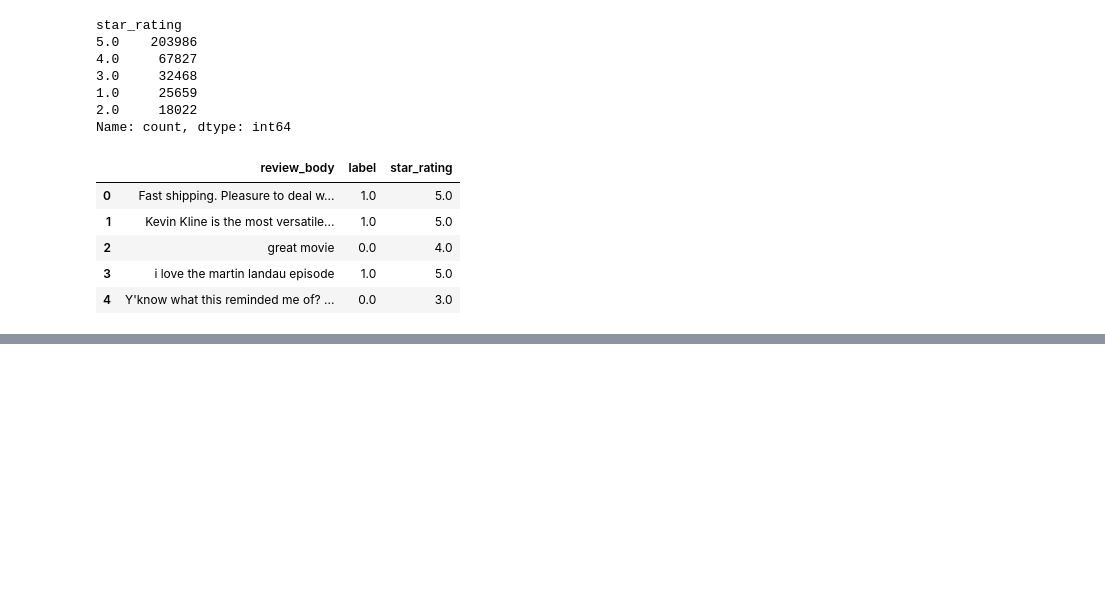
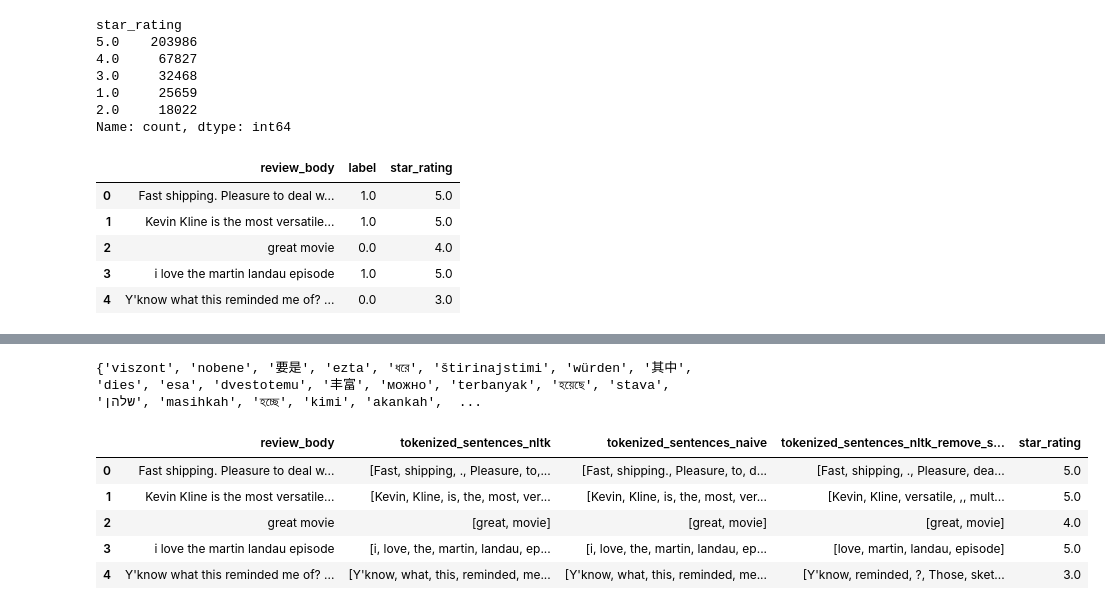
Before and after one commit to arunpaulvarghese/Bert_Text_Analysis, a Jupyter notebook: Capstone.ipynb, the cells around one changed output, grey strips where cells are left out. Saved outputs shown, nothing was run; the diff lists cells and outputs as text; code cells hidden in the pictures; blank space fills up the shorter version.

Commit message:
Tokenizaition is complete and words separate into negative and positive words

```diff
--- a/Capstone.ipynb
+++ b/Capstone.ipynb
@@ -323,3 +323,22 @@ df.head()
 | 2 | great movie | 0.0 | 4.0 |
 | 3 | i love the martin landau episode | 1.0 | 5.0 |
 | 4 | Y'know what this reminded me of? ... | 0.0 | 3.0 |
+# %%
+import nltk
+nltk.download('stopwords')
+nltk.download('punkt')
+nltk.download('wordnet')
+nltk.download('omw-1.4')
+df['tokenized_sentences_nltk'] = df['review_body'].apply(nltk.word_tokenize)
+df['tokenized_sentences_naive'] = df['review_body'].apply(lambda s: s.split(' '))
+
+from nltk.tokenize import word_tokenize as WordTokenizer
+def custom_tokenize(text):
+    if not text:
+        print('The text to be tokenized is a None type. Defaulting to blank string.')
+        text = ''
+    return word_tokenize(text)
+# dataset['review_body'] = dataset.column.apply(custom_tokenize)
+# We can tokenize a sentence using a tokenizer or splitting by space simply.
+df['tokenized_sentences_nltk'] = df['review_body'].apply(nltk.word_tokenize) # it take some times
+df['tokenized_sentences_naive'] = df['review_body'].apply(lambda s: s.split(' '))
@@ -325,0 +354,26 @@ df.head()
+# %%
+stopwords = set(nltk.corpus.stopwords.words())
+print(stopwords)
+# %% [output]
+{'viszont', 'nobene', '要是', 'ezta', 'ধরে', 'štirinajstimi', 'würden', '其中', 'dies', 'esa', 'dvestotemu', '丰富', 'можно', 'terbanyak', 'হয়েছে', 'stava', 'שלהן', 'masihkah', 'হচ্ছে', 'kimi', 'akankah',  ...
+# %%
+def clean_stopwords(sentence):
+    res = []
+    for word in sentence:
+        if word not in stopwords:
+            res.append(word)
+    return res
+    # return [w if w not in stopwords for w in sentence]
+
+df['tokenized_sentences_nltk_remove_stopwords'] = df['tokenized_sentences_nltk'].apply(clean_stopwords)
+# %%
+pd.set_option('display.max_colwidth', 300)
+# %%
+df[['review_body', 'tokenized_sentences_nltk', 'tokenized_sentences_naive', 'tokenized_sentences_nltk_remove_stopwords','star_rating']].head()
+# %% [output]
+|  | review_body | tokenized_sentences_nltk | tokenized_sentences_naive | tokenized_sentences_nltk_remove_s... | star_rating |
+| 0 | Fast shipping. Pleasure to deal w... | [Fast, shipping, ., Pleasure, to,... | [Fast, shipping., Pleasure, to, d... | [Fast, shipping, ., Pleasure, dea... | 5.0 |
+| 1 | Kevin Kline is the most versatile... | [Kevin, Kline, is, the, most, ver... | [Kevin, Kline, is, the, most, ver... | [Kevin, Kline, versatile, ,, mult... | 5.0 |
+| 2 | great movie | [great, movie] | [great, movie] | [great, movie] | 4.0 |
+| 3 | i love the martin landau episode | [i, love, the, martin, landau, ep... | [i, love, the, martin, landau, ep... | [love, martin, landau, episode] | 5.0 |
+| 4 | Y'know what this reminded me of? ... | [Y'know, what, this, reminded, me... | [Y'know, what, this, reminded, me... | [Y'know, reminded, ?, Those, sket... | 3.0 |
```
Also changed, not shown: parts of 12 cells of this notebook, 1 other file.
